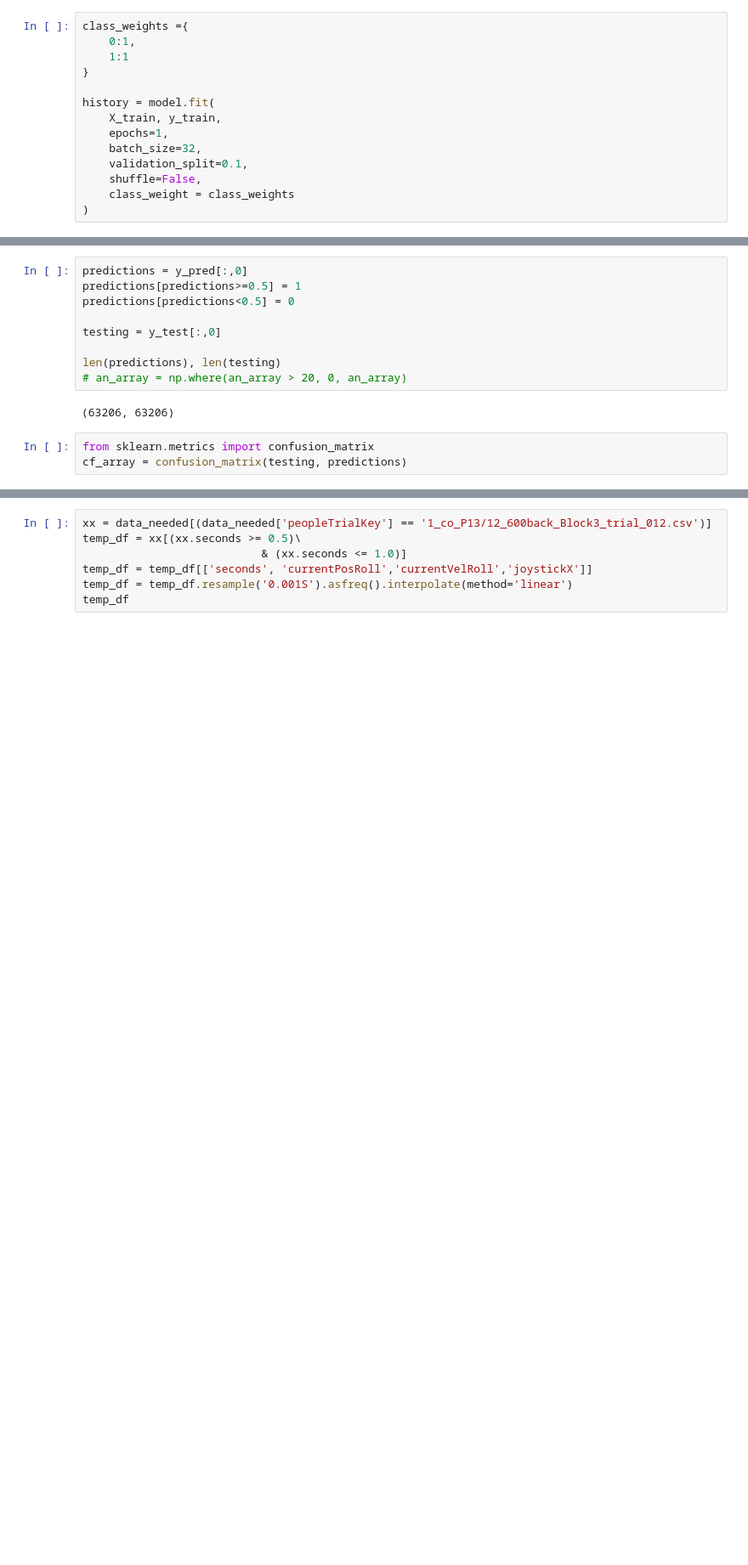
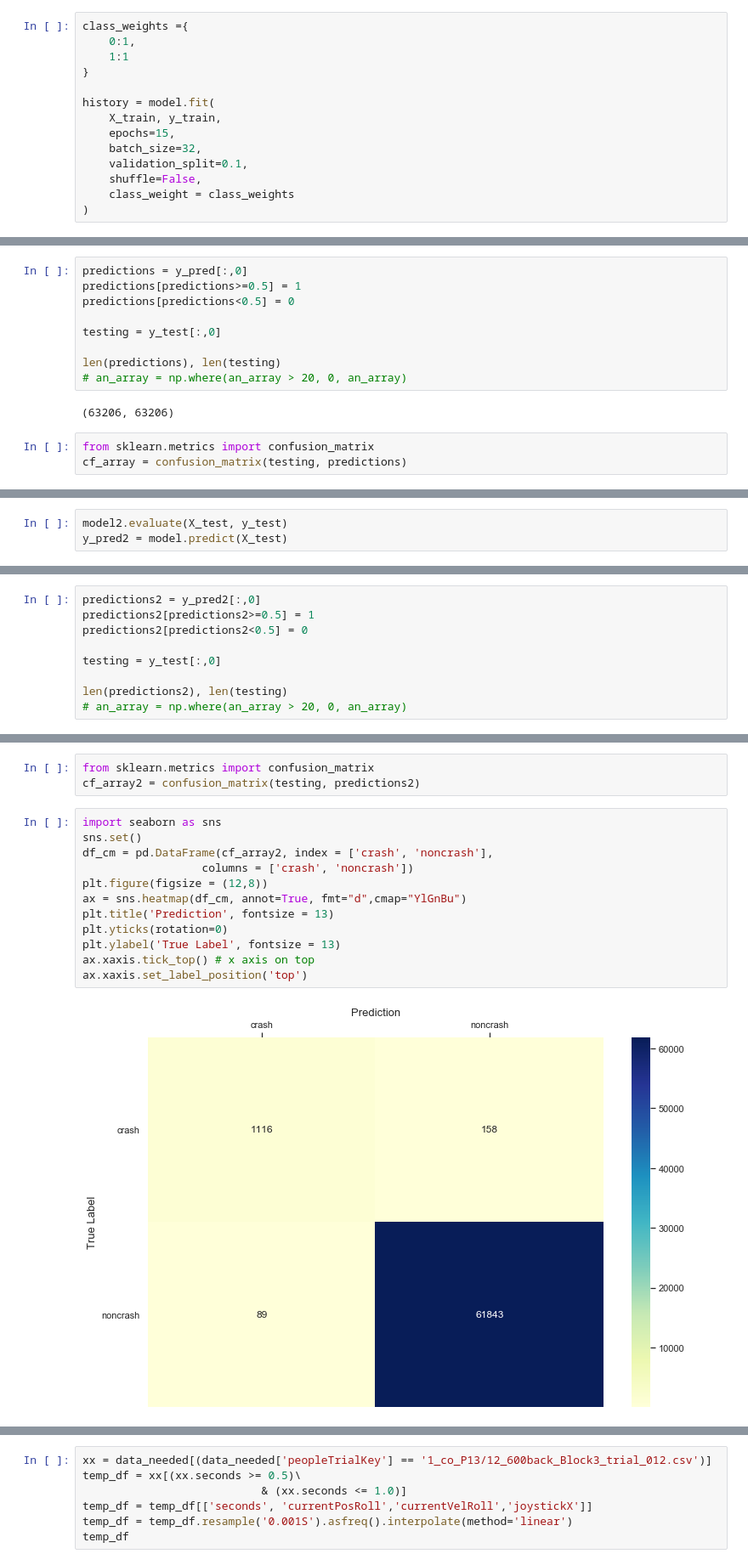
Before and after one commit to yonglin-wang/spacecraft-crash-predictor, a Jupyter notebook: Codes/data .ipynb, the cells around one changed output, grey strips where cells are left out. Shown at 85% size. Drawn from its saved outputs; the diff is of its cells as text; blank space fills up the shorter version.

```diff
--- a/Codes/data .ipynb
+++ b/Codes/data .ipynb
@@ -752,7 +781,7 @@ class_weights ={
 
 history = model.fit(
     X_train, y_train,
-    epochs=1,
+    epochs=15,
     batch_size=32,
     validation_split=0.1,
     shuffle=False,
@@ -805,0 +893,3 @@ ax.xaxis.set_label_position('top')
+# %%
+model2.evaluate(X_test, y_test)
+y_pred2 = model.predict(X_test)
@@ -805,0 +898,9 @@ ax.xaxis.set_label_position('top')
+# %%
+predictions2 = y_pred2[:,0]
+predictions2[predictions2>=0.5] = 1
+predictions2[predictions2<0.5] = 0
+
+testing = y_test[:,0]
+
+len(predictions2), len(testing)
+# an_array = np.where(an_array > 20, 0, an_array)
@@ -805,0 +909,17 @@ ax.xaxis.set_label_position('top')
+# %%
+from sklearn.metrics import confusion_matrix
+cf_array2 = confusion_matrix(testing, predictions2)
+# %%
+import seaborn as sns
+sns.set()
+df_cm = pd.DataFrame(cf_array2, index = ['crash', 'noncrash'],
+                  columns = ['crash', 'noncrash'])
+plt.figure(figsize = (12,8))
+ax = sns.heatmap(df_cm, annot=True, fmt="d",cmap="YlGnBu")
+plt.title('Prediction', fontsize = 13)
+plt.yticks(rotation=0)
+plt.ylabel('True Label', fontsize = 13)
+ax.xaxis.tick_top() # x axis on top
+ax.xaxis.set_label_position('top')
+# %% [output]
+[figure, added]
```
Also changed, not shown: parts of 26 cells of this notebook.
